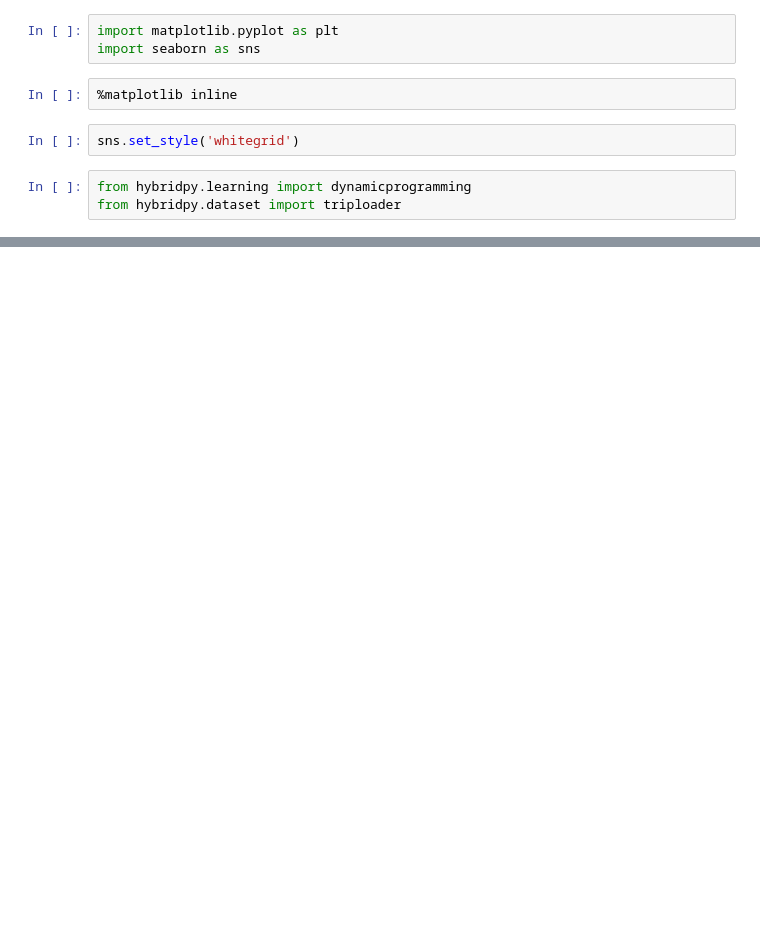
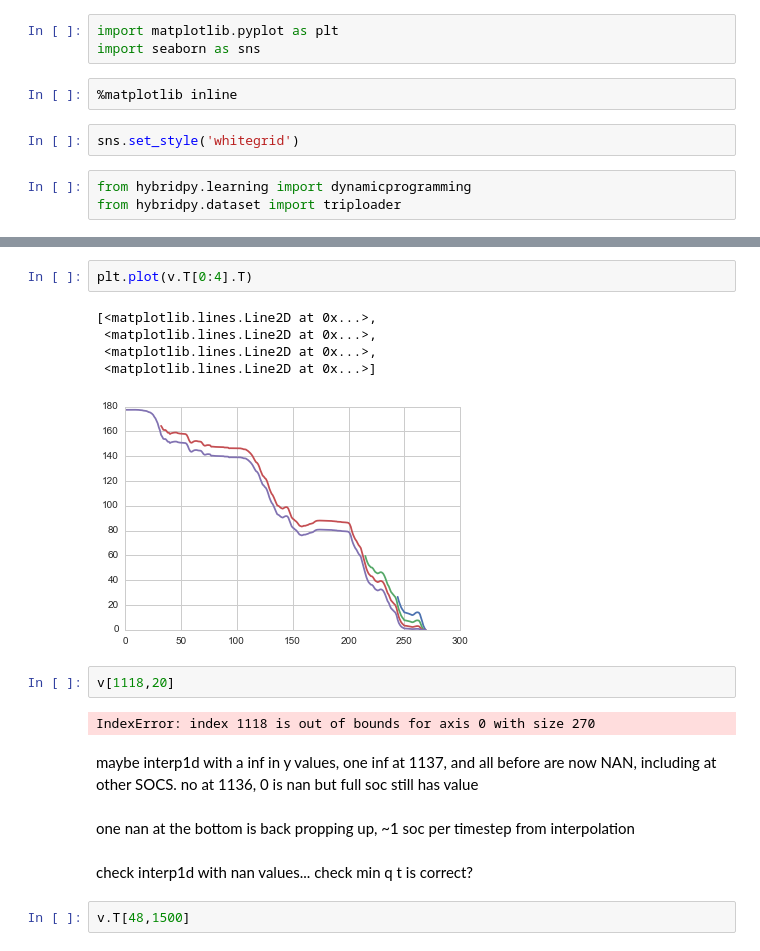
Before and after one commit to astyler/scratch, a Jupyter notebook: Hybrid Py Testing.ipynb, the cells around one changed output, grey strips where cells are left out. Drawn from its saved outputs; the diff is of its cells as text; blank space fills up the shorter version.

```diff
--- a/Hybrid Py Testing.ipynb
+++ b/Hybrid Py Testing.ipynb
@@ -41,0 +79,20 @@ max(v.T[-1])
+# %%
+plt.plot(v.T[0:4].T)
+# %% [output]
+[<matplotlib.lines.Line2D at 0x...>,
+ <matplotlib.lines.Line2D at 0x...>,
+ <matplotlib.lines.Line2D at 0x...>,
+ <matplotlib.lines.Line2D at 0x...>]
+[figure, added]
+# %%
+v[1118,20]
+# %% [output]
+IndexError: index 1118 is out of bounds for axis 0 with size 270
+# %% [markdown]
+maybe interp1d with a inf in y values, one inf at 1137, and all before are now NAN, including at other SOCS.  no at 1136, 0 is nan but full soc still has value
+# %% [markdown]
+one nan at the bottom is back propping up, ~1 soc per timestep from interpolation
+# %% [markdown]
+check interp1d with nan values... check min q t is correct?
+# %%
+v.T[48,1500]
```
Also changed, not shown: parts of 14 cells of this notebook.
